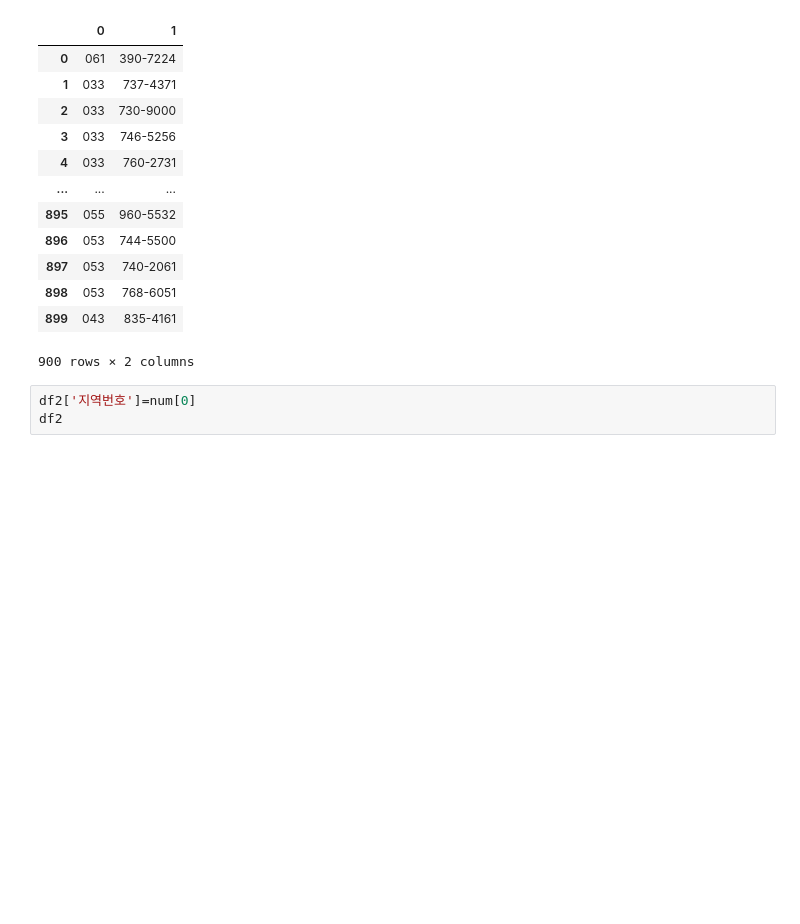
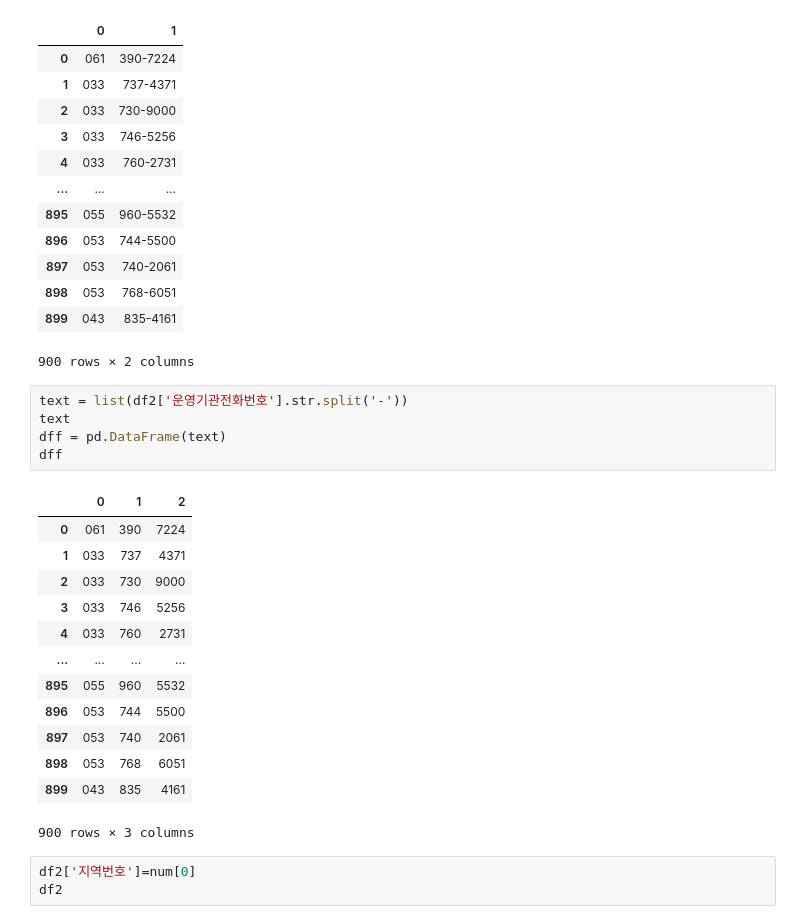
Before and after one commit to jeon3029/learning_python, a Jupyter notebook: codeit_datascience/insight/solve_museum.ipynb, the cells around one changed output. Cells and saved outputs as stored; diff of their text form; blank space fills up the shorter version.

Commit message:
add list to dataFrame

```diff
--- a/codeit_datascience/insight/solve_museum.ipynb
+++ b/codeit_datascience/insight/solve_museum.ipynb
@@ -74,6 +74,25 @@ num
 | 898 | 053 | 768-6051 |
 | 899 | 043 | 835-4161 |
 900 rows × 2 columns
+# %%
+text = list(df2['운영기관전화번호'].str.split('-'))
+text
+dff = pd.DataFrame(text)
+dff
+# %% [output]
+|  | 0 | 1 | 2 |
+| 0 | 061 | 390 | 7224 |
+| 1 | 033 | 737 | 4371 |
+| 2 | 033 | 730 | 9000 |
+| 3 | 033 | 746 | 5256 |
+| 4 | 033 | 760 | 2731 |
+| ... | ... | ... | ... |
+| 895 | 055 | 960 | 5532 |
+| 896 | 053 | 744 | 5500 |
+| 897 | 053 | 740 | 2061 |
+| 898 | 053 | 768 | 6051 |
+| 899 | 043 | 835 | 4161 |
+900 rows × 3 columns
 # %%
 df2['지역번호']=num[0]
 df2
```
